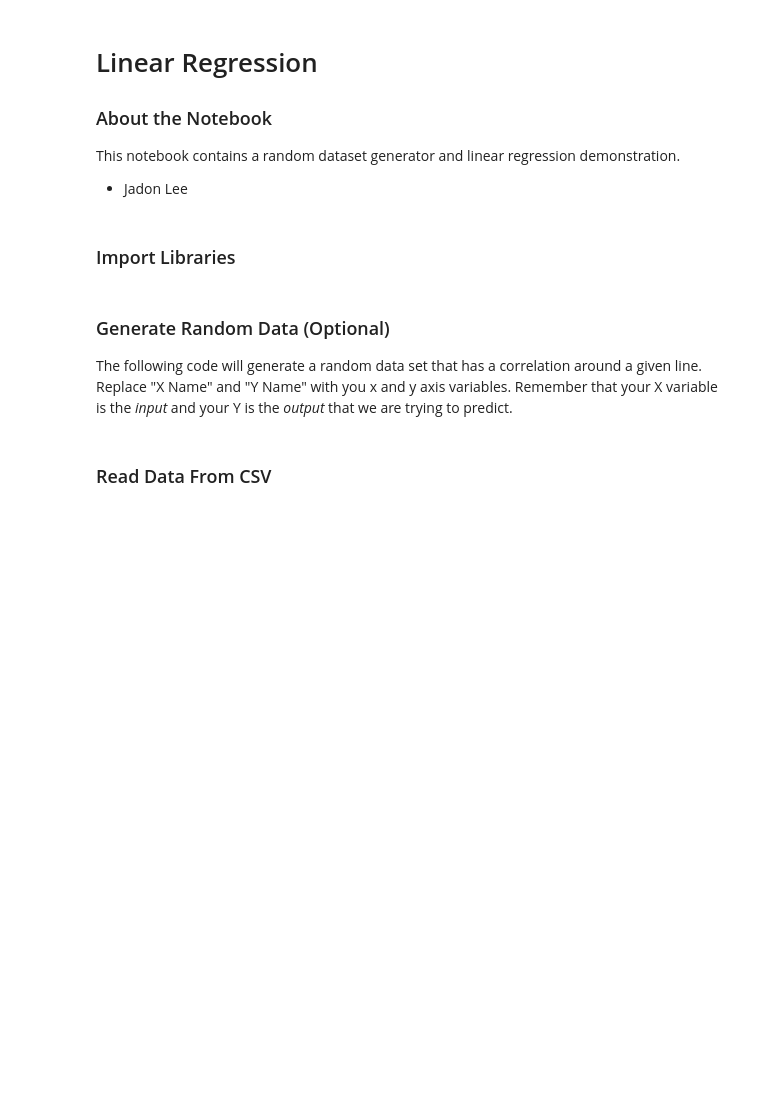
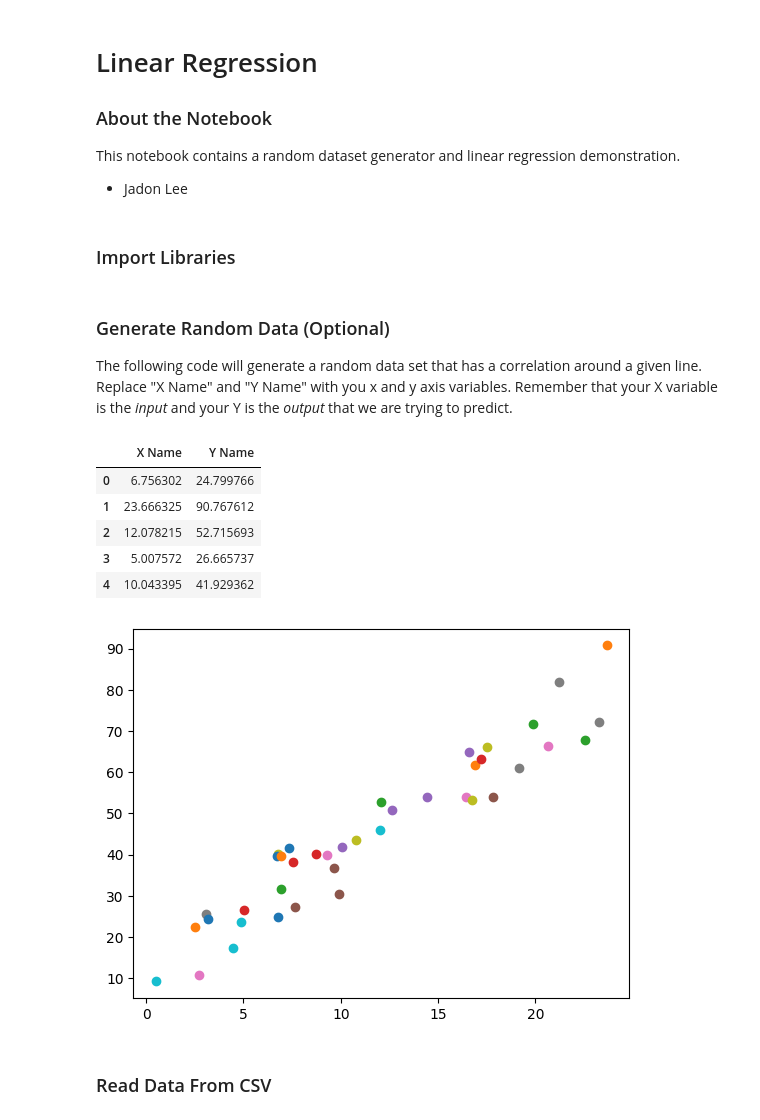
Before and after one commit to JadonLee8/LinRegLessonResources, a Jupyter notebook: Linear Regression.ipynb, the cells around one changed output. Saved outputs shown, nothing was run; the diff lists cells and outputs as text; code cells hidden in the pictures; blank space fills up the shorter version.

```diff
--- a/Linear Regression.ipynb
+++ b/Linear Regression.ipynb
@@ -17,30 +17,38 @@ The following code will generate a random data set that has a correlation around
 # %%
 m = 3
 b = 10
 numPoints = 40
 minX = 0
 maxX = 24
-yVariability = 2
+yVariability = 10
 
 X = []
 Y = []
 for i in range(numPoints):
       x = random.uniform(minX, maxX)
       X.append(x)
       y = x * m + b + random.uniform(-yVariability, yVariability)
       Y.append(y)
       plt.scatter(x, y)
 
 coordinates = {
     'X Name': X,
     'Y Name': Y
 }
 
-coords = pandas.DataFrame(coordinates)
+coords = pd.DataFrame(coordinates)
 
 coords.to_csv('./output.csv', index=False)
 
 coords.head()
+# %% [output]
+|  | X Name | Y Name |
+| 0 | 6.756302 | 24.799766 |
+| 1 | 23.666325 | 90.767612 |
+| 2 | 12.078215 | 52.715693 |
+| 3 | 5.007572 | 26.665737 |
+| 4 | 10.043395 | 41.929362 |
+[figure, added]
 # %% [markdown]
 ### Read Data From CSV
 # %%
```
Also changed, not shown: parts of 6 cells of this notebook, 1 other file.
